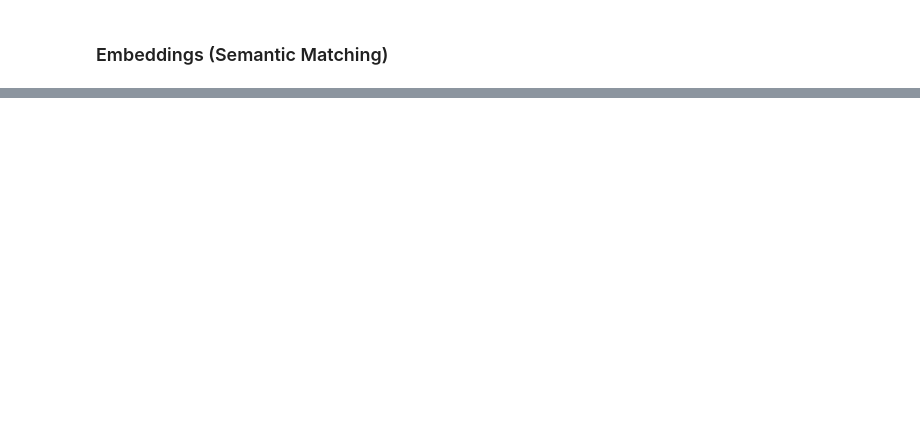
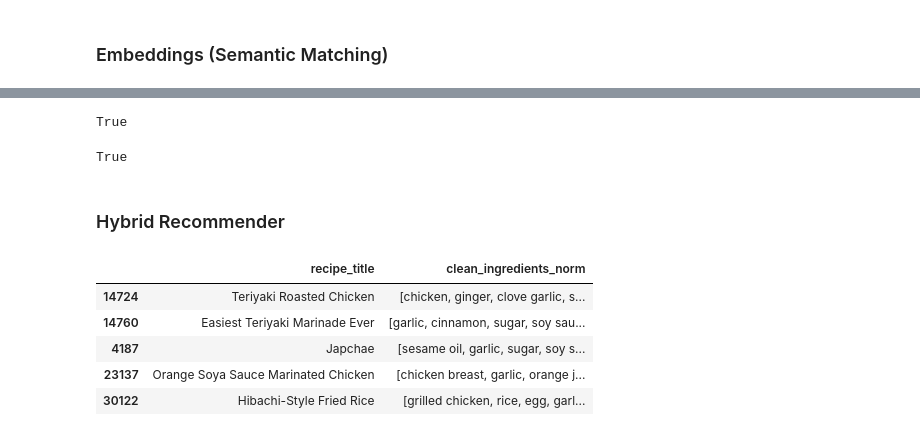
Before and after one commit to mkbnyarko/culinary_compass, a Jupyter notebook: notebooks/preprocessing.ipynb, the cells around one changed output, grey strips where cells are left out. Cells and saved outputs as stored; diff of their text form; code cells hidden in the pictures; blank space fills up the shorter version.

```diff
--- a/notebooks/preprocessing.ipynb
+++ b/notebooks/preprocessing.ipynb
@@ -435,0 +611,4 @@ np.save("recipe_embeddings.npy", embeddings)
+# %%
+partial_query_eval(10)
+# %% [output]
+True
@@ -435,0 +628,42 @@ np.save("recipe_embeddings.npy", embeddings)
+# %%
+partial_query_eval2(10)
+# %% [output]
+True
+# %% [markdown]
+### Hybrid Recommender
+# %%
+def tfidf_query_similarity(query_ingredients):
+    query_doc = "|".join(query_ingredients)
+    query_vec = vectorizer.transform([query_doc])
+    sims = cosine_similarity(query_vec, X_norm)[0]
+    return sims
+
+
+def embedding_query_similarity(query_ingredients):
+    query_text = ", ".join(query_ingredients)
+    query_emb = model.encode(
+        [query_text],
+        normalize_embeddings=True
+    )
+    sims = cosine_similarity(query_emb, embeddings)[0]
+    return sims
+
+
+def recommend_from_ingredients(query_ingredients, k=5, alpha=0.6):
+    tfidf_sims = tfidf_query_similarity(query_ingredients)
+    embed_sims = embedding_query_similarity(query_ingredients)
+
+    hybrid_sims = alpha * tfidf_sims + (1 - alpha) * embed_sims
+
+    top_k = hybrid_sims.argsort()[::-1][:k]
+    return recipes_df.iloc[top_k][["recipe_title", "clean_ingredients_norm"]]
+# %%
+test_ingredients = ["chicken", "soy sauce", "garlic"]
+recommend_from_ingredients(test_ingredients)
+# %% [output]
+|  | recipe_title | clean_ingredients_norm |
+| 14724 | Teriyaki Roasted Chicken | [chicken, ginger, clove garlic, s... |
+| 14760 | Easiest Teriyaki Marinade Ever | [garlic, cinnamon, sugar, soy sau... |
+| 4187 | Japchae | [sesame oil, garlic, sugar, soy s... |
+| 23137 | Orange Soya Sauce Marinated Chicken | [chicken breast, garlic, orange j... |
+| 30122 | Hibachi-Style Fried Rice | [grilled chicken, rice, egg, garl... |
```
Also changed, not shown: parts of 35 cells of this notebook.
